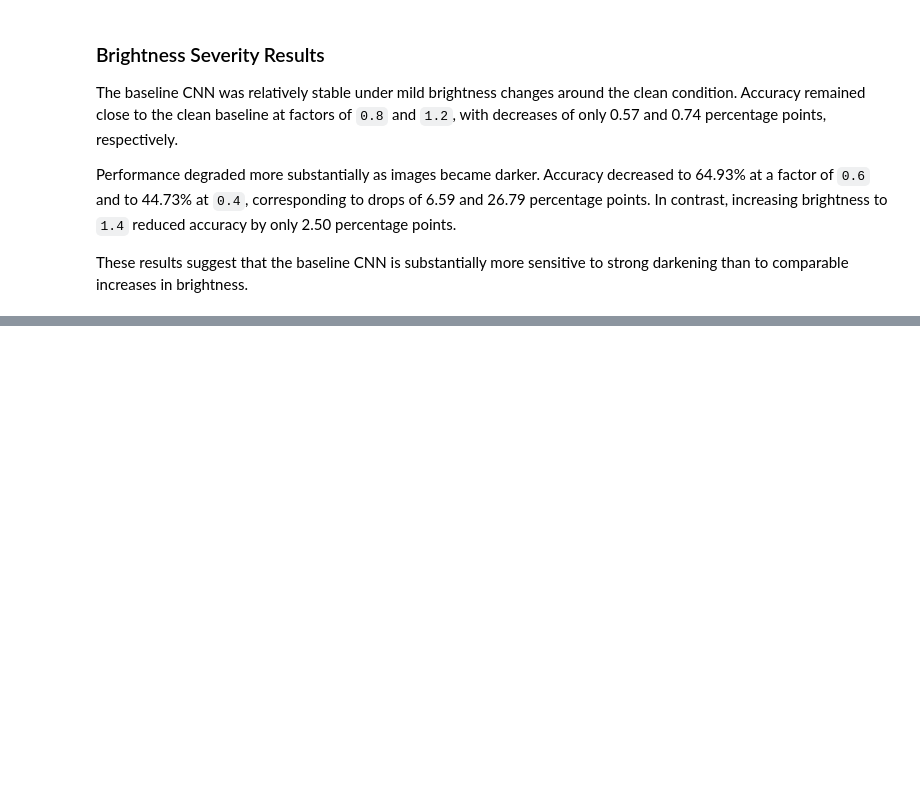
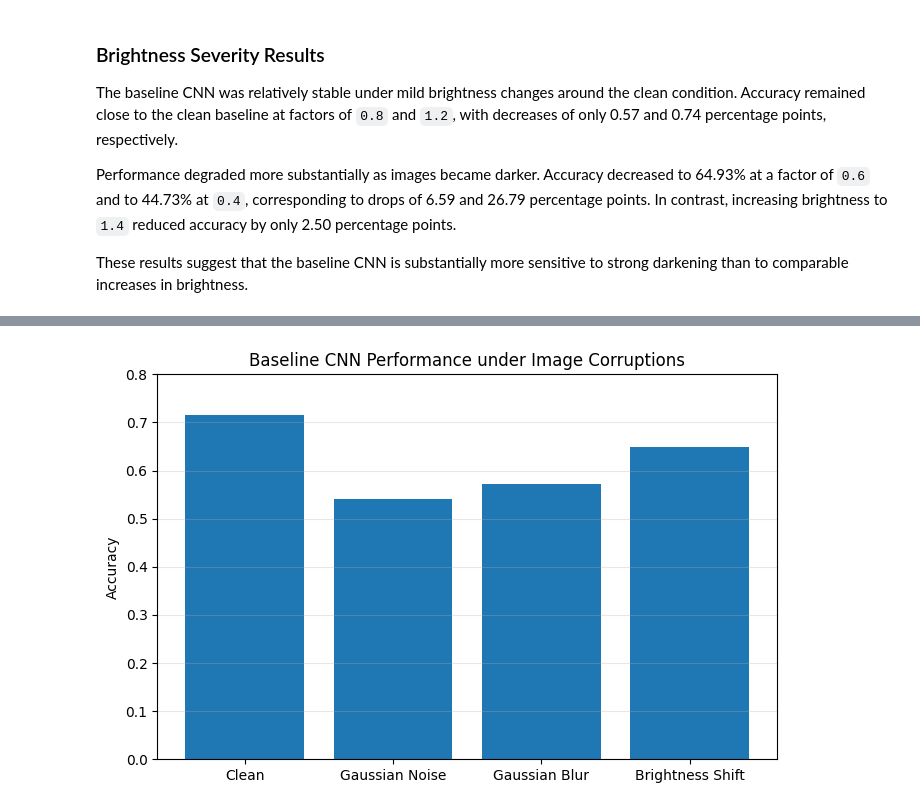
Before and after one commit to jayjay0317/cnn-robustness-generalization, a Jupyter notebook: notebooks/03_corruption_evaluation.ipynb, the cells around one changed output, grey strips where cells are left out. Drawn from its saved outputs; the diff is of its cells as text; code cells hidden in the pictures; blank space fills up the shorter version.

```diff
--- a/notebooks/03_corruption_evaluation.ipynb
+++ b/notebooks/03_corruption_evaluation.ipynb
@@ -754,0 +872,17 @@ These results suggest that the baseline CNN is substantially more sensitive to s
+# %%
+# Compare accuracy across representative corruption conditions
+plt.figure(figsize=(8, 5))
+
+plt.bar(
+    summary_labels,
+    summary_accuracies
+)
+
+plt.ylabel("Accuracy")
+plt.title("Baseline CNN Performance under Image Corruptions")
+plt.ylim(0, 0.8)
+plt.grid(axis="y", alpha=0.3)
+
+plt.show()
+# %% [output]
+[figure, added]
```
Also changed, not shown: parts of 6 cells of this notebook.
